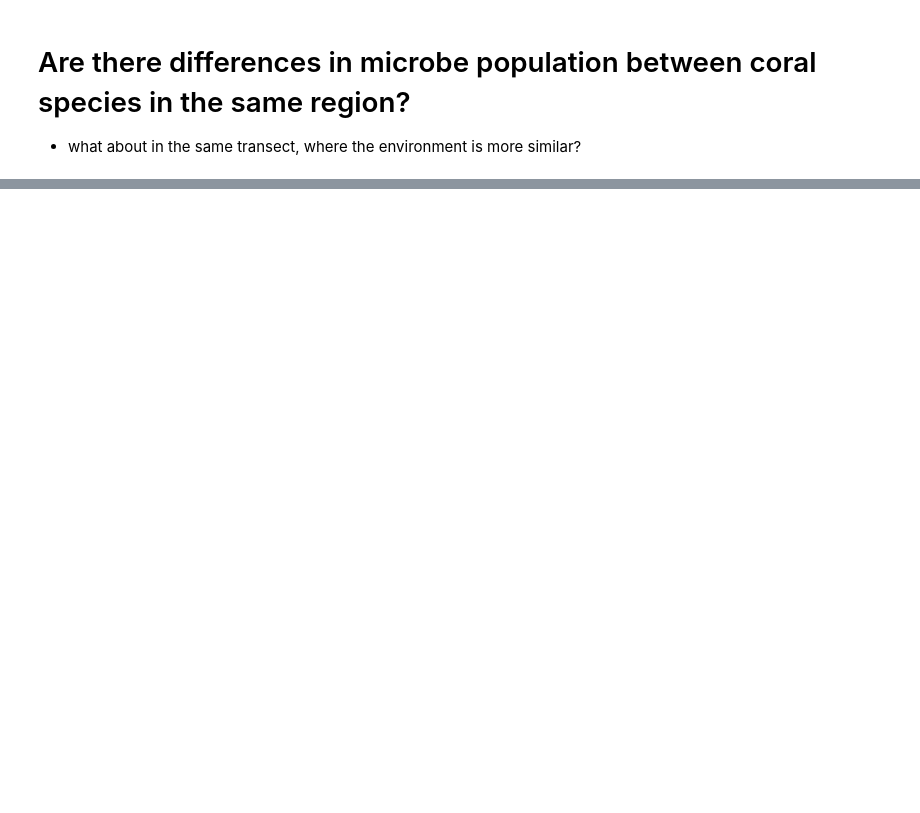
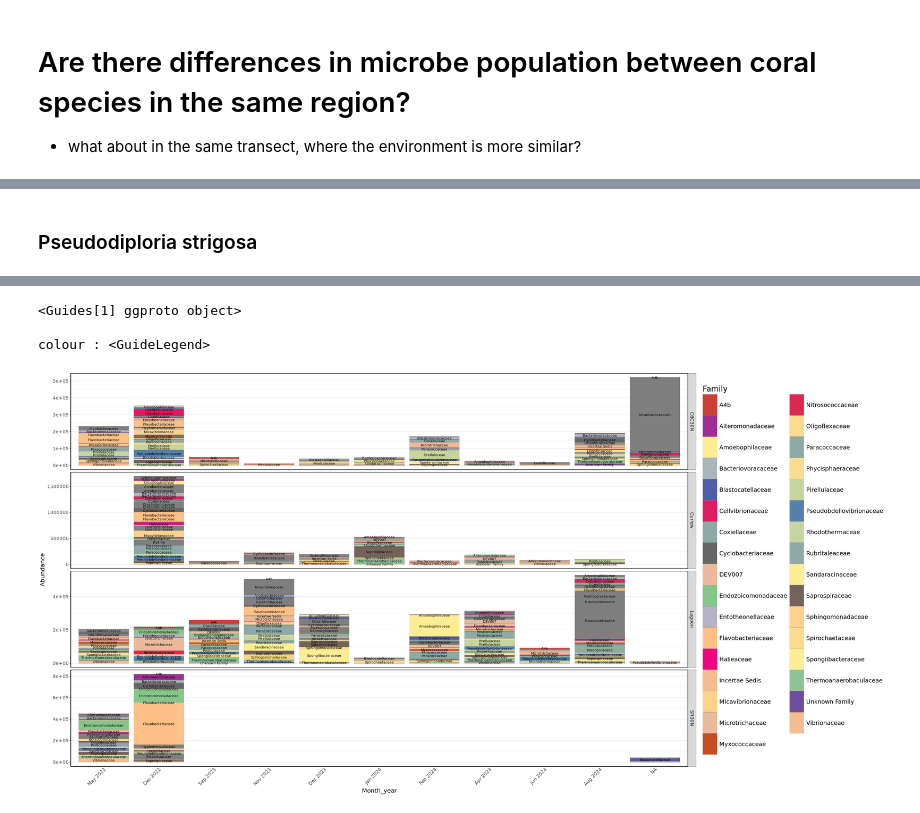
Before and after one commit to cdesouza02/BEL_16S_ITS2, a Jupyter notebook: BEL_16S_outputs/species.ipynb, the cells around one changed output, grey strips where cells are left out. Saved outputs shown, nothing was run; the diff lists cells and outputs as text; code cells hidden in the pictures; blank space fills up the shorter version.

```diff
--- a/BEL_16S_outputs/species.ipynb
+++ b/BEL_16S_outputs/species.ipynb
@@ -31,0 +159,35 @@ ps_past <- subset_samples(ps_norm_nomit, Species == "PAST")
+# %% [markdown]
+### Pseudodiploria strigosa
+# %%
+#plot
+fam_pstr=tax_glom(ps_pstr, taxrank= "Family")
+
+top50_pstr <- names(sort(taxa_sums(fam_pstr), decreasing=TRUE))[1:50]
+fam_pstr <- prune_taxa(top50_pstr, fam_pstr)
+fam_pstr <- plot_bar(fam_pstr, x="Month_year", fill="Family") +
+   facet_wrap(Transect ~., strip.position = "right", ncol = 1, scales = "free_y") +
+  geom_bar(aes(color = Family, fill = Family),
+           stat = "identity", position = "stack") +
+  geom_text(aes(label = Family, fill = Family),
+            position = position_stack(vjust = 0.5),
+            color = "black", size = 3, check_overlap = TRUE) +
+  scale_fill_manual(values = famcolors, drop = TRUE) +
+  scale_color_manual(values = famcolors, drop = TRUE) +
+  theme_bw() +
+  theme(
+    legend.position = "right",
+      legend.title = element_text(size = 20),
+  legend.text = element_text(size = 15),
+  legend.key.width = unit(1.3, "cm"),     # make the legend keys wider
+  legend.key.height = unit(1.9, "cm"),   # make them taller
+    panel.border = element_rect(color = "black", fill = NA, linewidth = 1),
+    panel.grid.major.x = element_blank(),
+    panel.grid.minor.x = element_blank(),
+    axis.ticks.x = element_blank(),
+    axis.line = element_line(color = "black"),
+    axis.text.x = element_text(angle = 45, vjust = 1, hjust = 1),
+    text = element_text(size = 15)
+  )
+guides(color = guide_legend(override.aes = list(size = 6)))
+fam_pstr
+# %% [output]
@@ -31,0 +196,4 @@ ps_past <- subset_samples(ps_norm_nomit, Species == "PAST")
+<Guides[1] ggproto object>
+
+colour : <GuideLegend>
+[figure, added]
```
Also changed, not shown: parts of 26 cells of this notebook.
